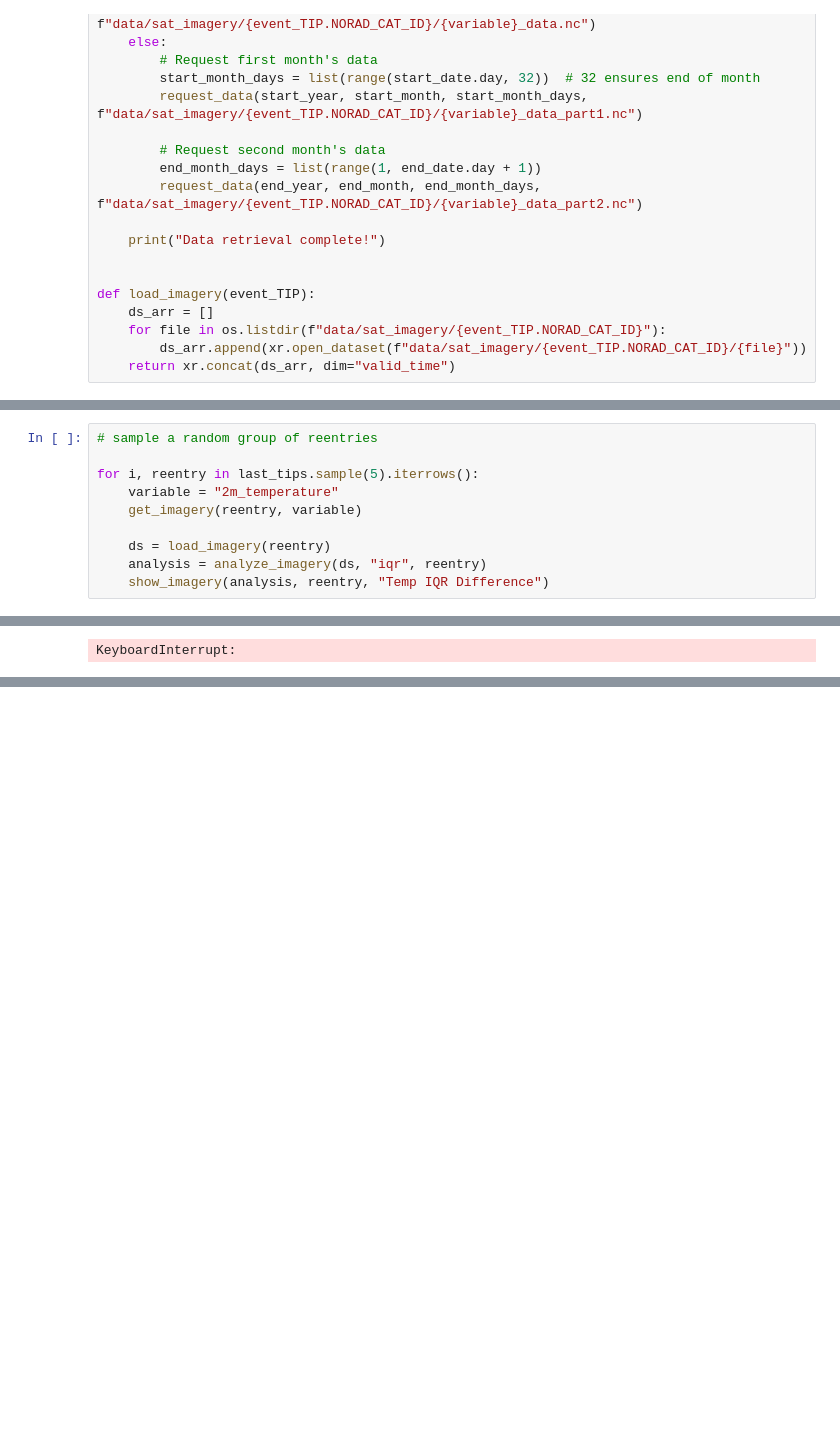
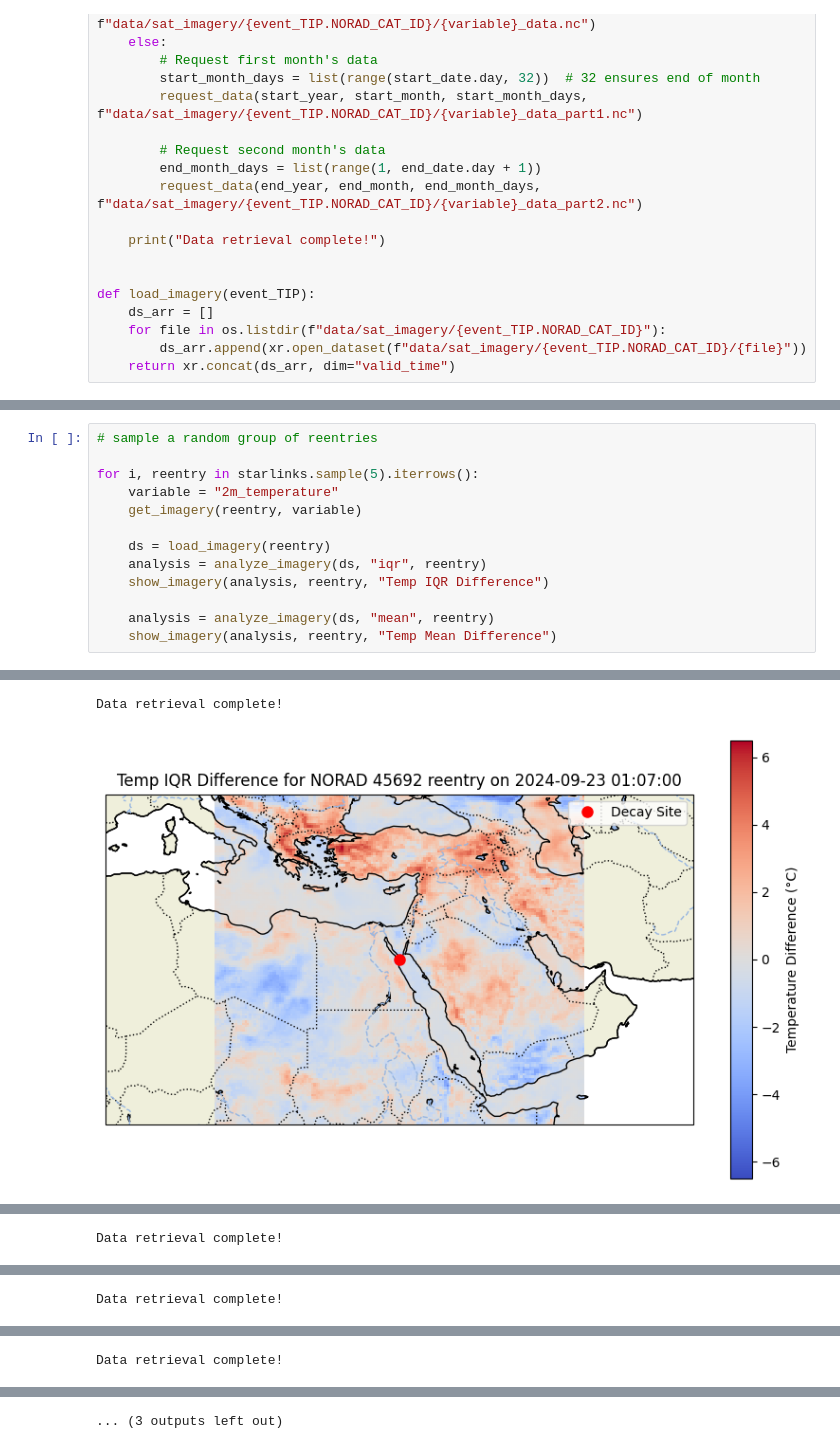
Before and after one commit to pisanvs/GLOBE-spacedebris, a Jupyter notebook: satellite-mapping.ipynb, the cells around one changed output, grey strips where cells are left out. Cells and saved outputs as stored; diff of their text form; blank space fills up the shorter version.

```diff
--- a/satellite-mapping.ipynb
+++ b/satellite-mapping.ipynb
@@ -218,11 +229,14 @@ IndexError: single positional indexer is out-of-bounds
 # %%
 # sample a random group of reentries
 
-for i, reentry in last_tips.sample(5).iterrows():
+for i, reentry in starlinks.sample(5).iterrows():
     variable = "2m_temperature"
     get_imagery(reentry, variable)
 
     ds = load_imagery(reentry)
     analysis = analyze_imagery(ds, "iqr", reentry)
     show_imagery(analysis, reentry, "Temp IQR Difference")
+
+    analysis = analyze_imagery(ds, "mean", reentry)
+    show_imagery(analysis, reentry, "Temp Mean Difference")
 # %% [output]
@@ -233 +250,2 @@ for i, reentry in last_tips.sample(5).iterrows():
-KeyboardInterrupt:
+Data retrieval complete!
+[figure, added]
@@ -233,0 +258 @@ KeyboardInterrupt:
+Data retrieval complete!
@@ -233,0 +272 @@ KeyboardInterrupt:
+Data retrieval complete!
@@ -233,0 +280 @@ KeyboardInterrupt:
+Data retrieval complete!
@@ -233,0 +282 @@ KeyboardInterrupt:
+... (3 outputs left out)
```
Also changed, not shown: parts of 5 cells of this notebook, 1 other file.
